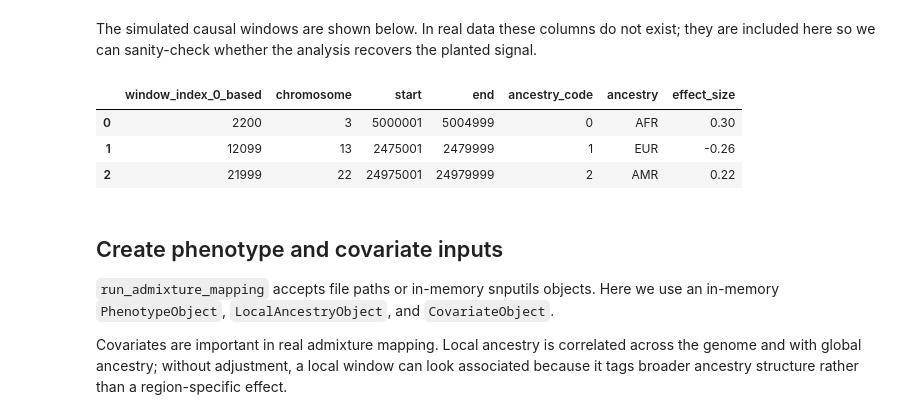
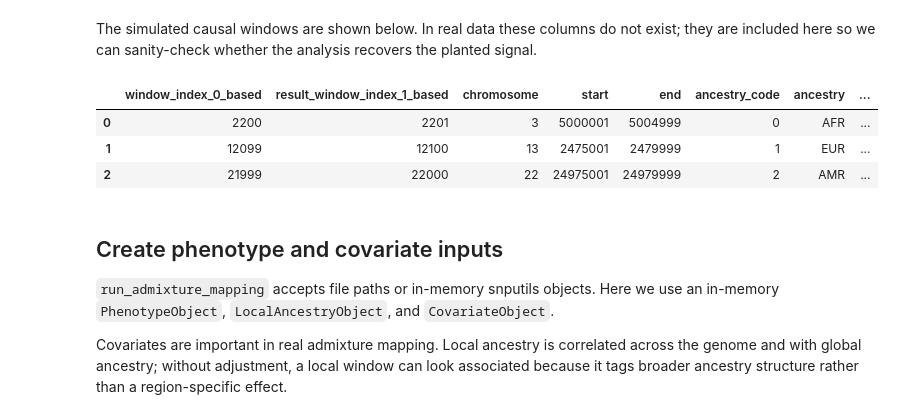
Before and after one commit to AI-sandbox/snputils, a Jupyter notebook: docs/tutorials/admixture-mapping.ipynb, the cells around one changed output. Cells and saved outputs as stored; diff of their text form; code cells hidden in the pictures.

```diff
--- a/docs/tutorials/admixture-mapping.ipynb
+++ b/docs/tutorials/admixture-mapping.ipynb
@@ -64,19 +63,24 @@ The simulated causal windows are shown below. In real data these columns do not
 # %%
 truth = pd.DataFrame({
     "window_index_0_based": synthetic["effect_windows"],
+    "result_window_index_1_based": synthetic["effect_windows"] + 1,
     "chromosome": laiobj.chromosomes[synthetic["effect_windows"]],
     "start": laiobj.physical_pos[synthetic["effect_windows"], 0],
     "end": laiobj.physical_pos[synthetic["effect_windows"], 1],
     "ancestry_code": synthetic["effect_ancestries"],
     "ancestry": [laiobj.ancestry_map[str(code)] for code in synthetic["effect_ancestries"]],
     "effect_size": synthetic["effect_sizes"],
 })
+truth["expected_result_id"] = [
+    f"w{window_idx}_{ancestry}"
+    for window_idx, ancestry in zip(truth["result_window_index_1_based"], truth["ancestry"])
+]
 truth
 # %% [output]
-|  | window_index_0_based | chromosome | start | end | ancestry_code | ancestry | effect_size |
-| 0 | 2200 | 3 | 5000001 | 5004999 | 0 | AFR | 0.30 |
-| 1 | 12099 | 13 | 2475001 | 2479999 | 1 | EUR | -0.26 |
-| 2 | 21999 | 22 | 24975001 | 24979999 | 2 | AMR | 0.22 |
+|  | window_index_0_based | result_window_index_1_based | chromosome | start | end | ancestry_code | ancestry | ... |
+| 0 | 2200 | 2201 | 3 | 5000001 | 5004999 | 0 | AFR | ... |
+| 1 | 12099 | 12100 | 13 | 2475001 | 2479999 | 1 | EUR | ... |
+| 2 | 21999 | 22000 | 22 | 24975001 | 24979999 | 2 | AMR | ... |
 # %% [markdown]
 ## Create phenotype and covariate inputs
 
```
Also changed, not shown: parts of 4 cells of this notebook.
